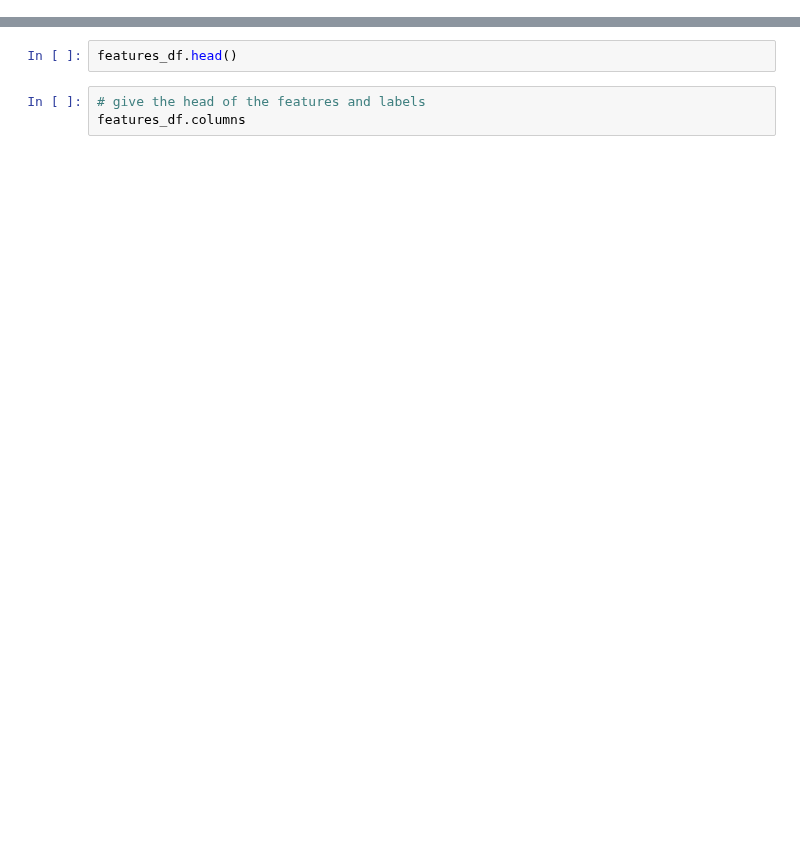
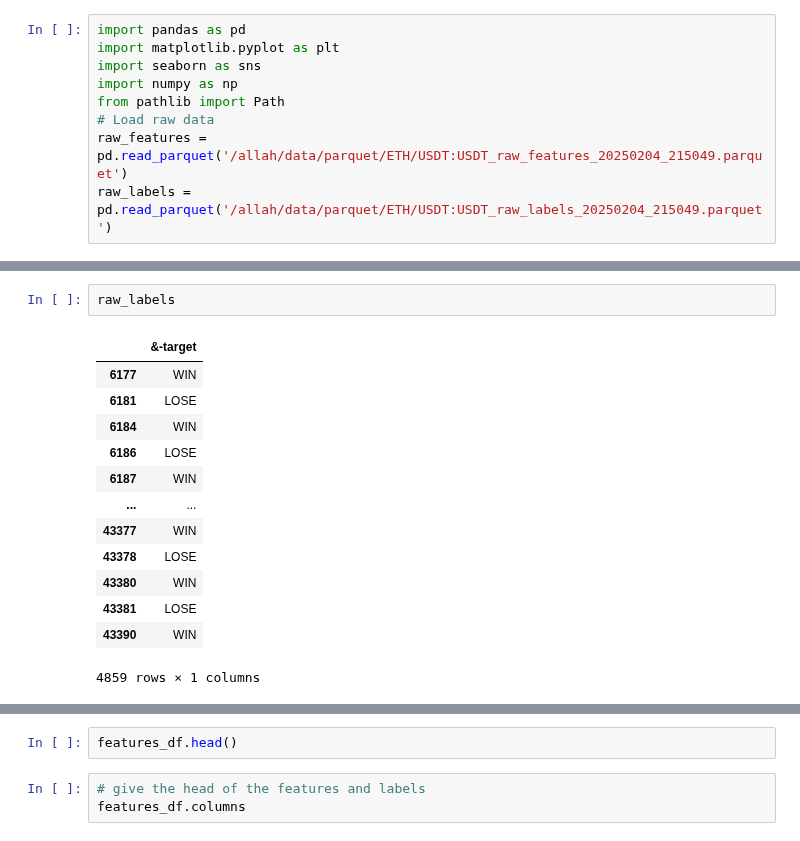
Before and after one commit to rainfrog123/stuff, a Jupyter notebook: freq/project_1/analyze_freqai_data.ipynb, the cells around one changed output, grey strips where cells are left out. Cells and saved outputs as stored; diff of their text form; blank space fills up the shorter version.

```diff
--- a/freq/project_1/analyze_freqai_data.ipynb
+++ b/freq/project_1/analyze_freqai_data.ipynb
@@ -0,0 +21,9 @@
+# %%
+import pandas as pd
+import matplotlib.pyplot as plt
+import seaborn as sns
+import numpy as np
+from pathlib import Path
+# Load raw data
+raw_features = pd.read_parquet('/allah/data/parquet/ETH/USDT:USDT_raw_features_20250204_215049.parquet')
+raw_labels = pd.read_parquet('/allah/data/parquet/ETH/USDT:USDT_raw_labels_20250204_215049.parquet')
@@ -1,3 +36,19 @@
+# %%
+raw_labels
+# %% [output]
+|  | &-target |
+| 6177 | WIN |
+| 6181 | LOSE |
+| 6184 | WIN |
+| 6186 | LOSE |
+| 6187 | WIN |
+| ... | ... |
+| 43377 | WIN |
+| 43378 | LOSE |
+| 43380 | WIN |
+| 43381 | LOSE |
+| 43390 | WIN |
+4859 rows × 1 columns
 # %%
 import pandas as pd
 import matplotlib.pyplot as plt
```
Also changed, not shown: parts of 4 cells of this notebook, 10 other files.
